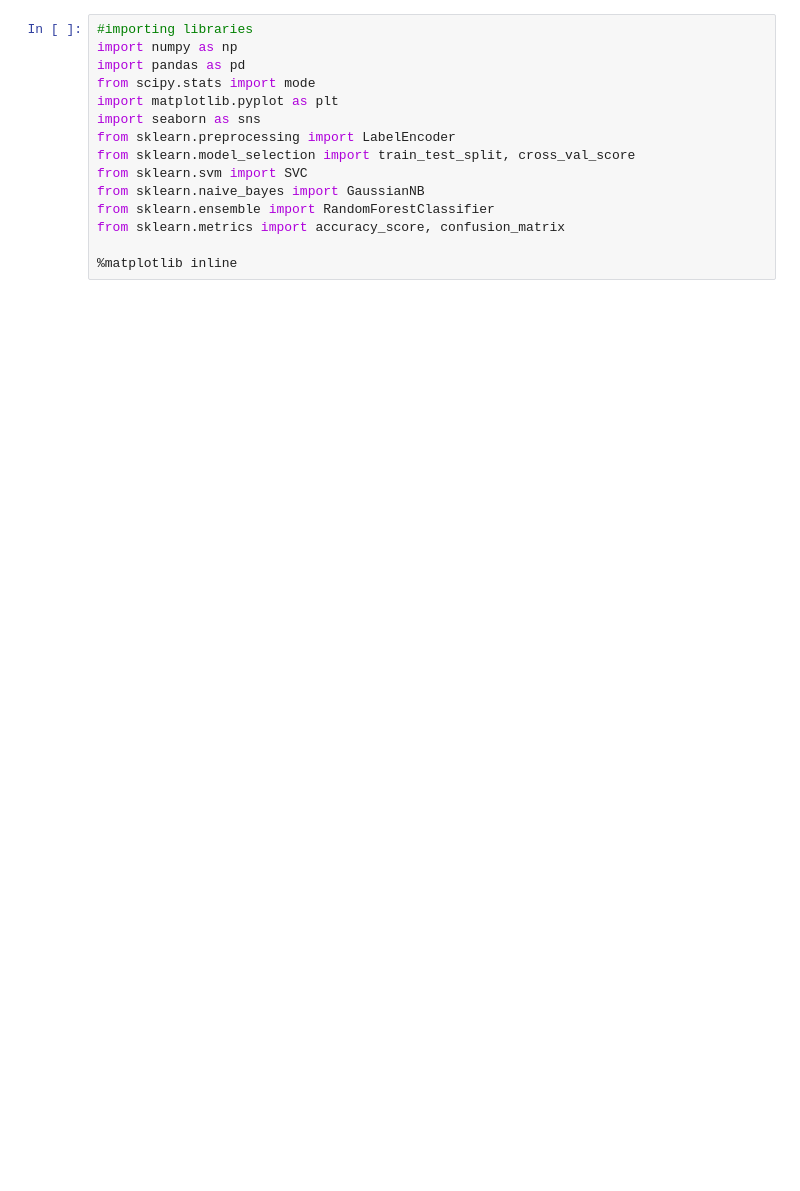
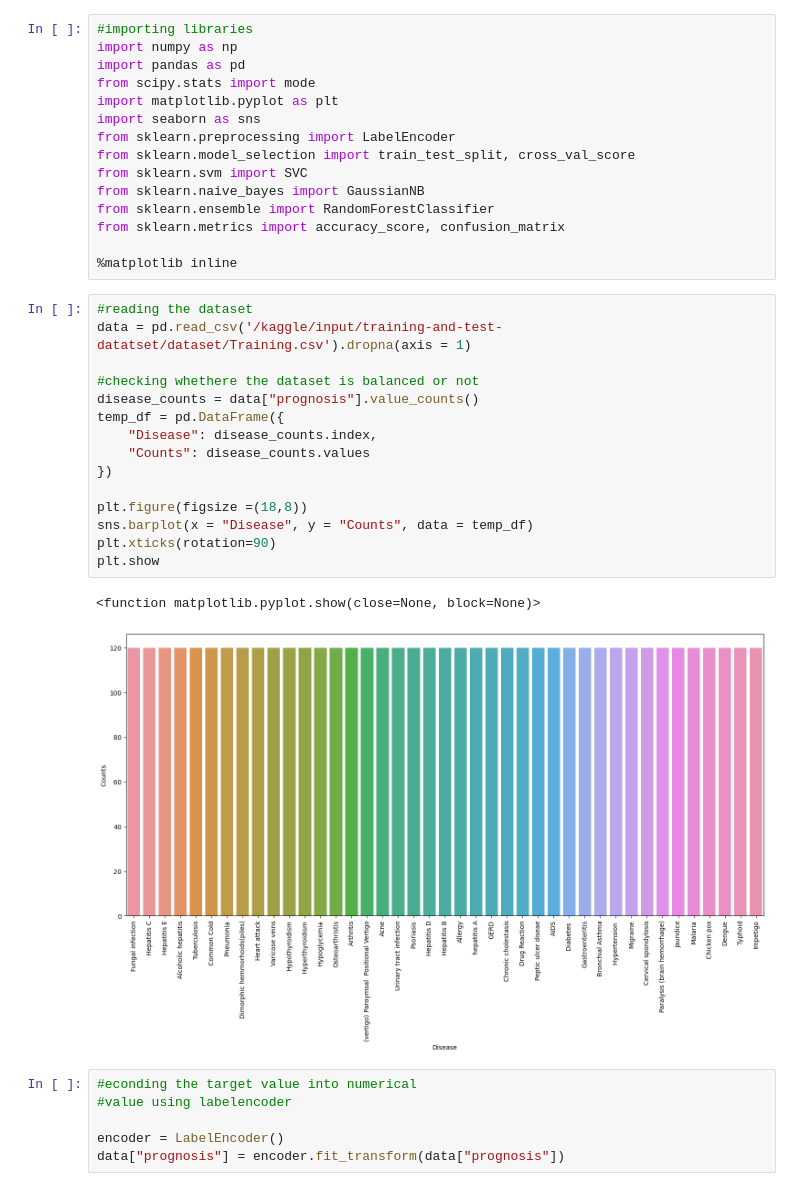
Before and after one commit to saru254/Disease-Prediction-using-Machine-Learning, a Jupyter notebook: disease-prediction-using-ml.ipynb, the cells around one changed output. Drawn from its saved outputs; the diff is of its cells as text; blank space fills up the shorter version.

Commit message:
Kaggle Notebook | disease prediction using ML | Version 2

```diff
--- a/disease-prediction-using-ml.ipynb
+++ b/disease-prediction-using-ml.ipynb
@@ -13,3 +13,27 @@ from sklearn.ensemble import RandomForestClassifier
 from sklearn.metrics import accuracy_score, confusion_matrix
 
 %matplotlib inline
+# %%
+#reading the dataset
+data = pd.read_csv('/kaggle/input/training-and-test-datatset/dataset/Training.csv').dropna(axis = 1)
+
+#checking whethere the dataset is balanced or not
+disease_counts = data["prognosis"].value_counts()
+temp_df = pd.DataFrame({
+    "Disease": disease_counts.index,
+    "Counts": disease_counts.values
+})
+
+plt.figure(figsize =(18,8))
+sns.barplot(x = "Disease", y = "Counts", data = temp_df)
+plt.xticks(rotation=90)
+plt.show
+# %% [output]
+<function matplotlib.pyplot.show(close=None, block=None)>
+[figure, added]
+# %%
+#econding the target value into numerical
+#value using labelencoder
+
+encoder = LabelEncoder()
+data["prognosis"] = encoder.fit_transform(data["prognosis"])
```
Also changed, not shown: parts of 1 cell of this notebook.
